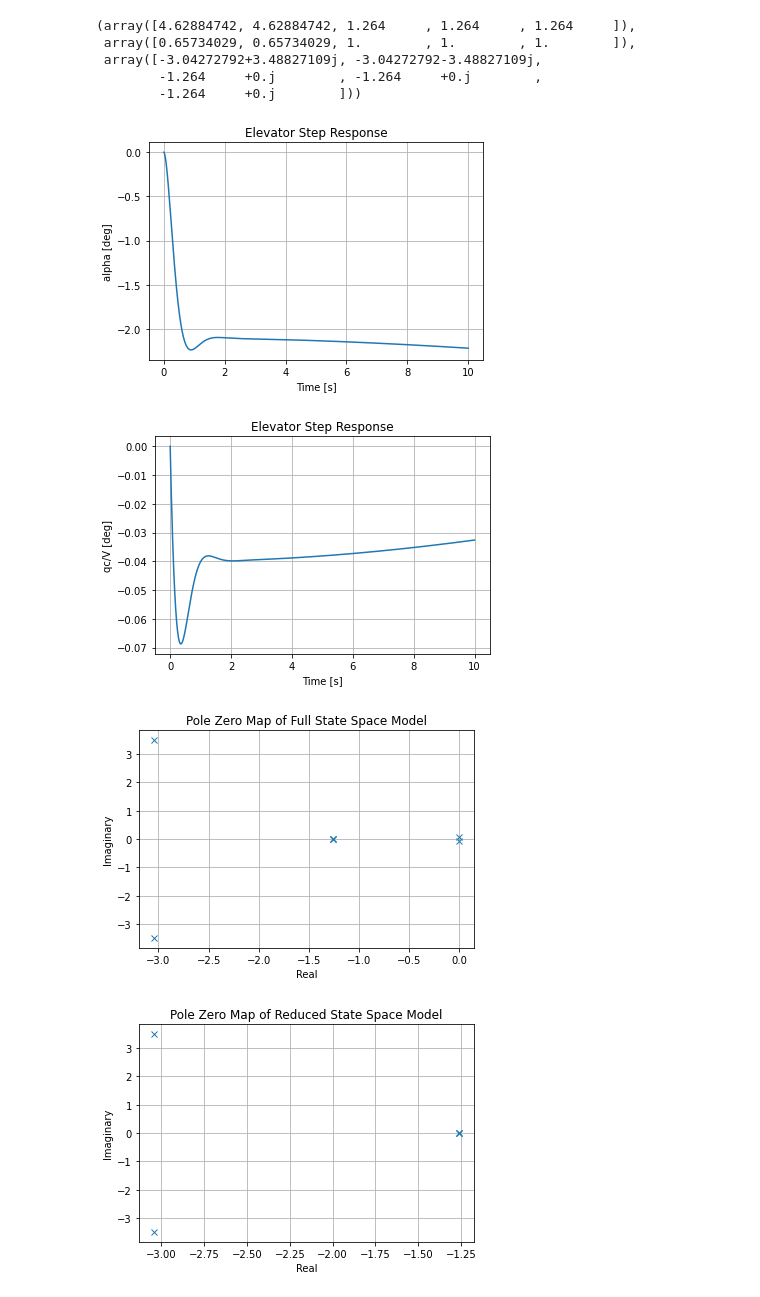
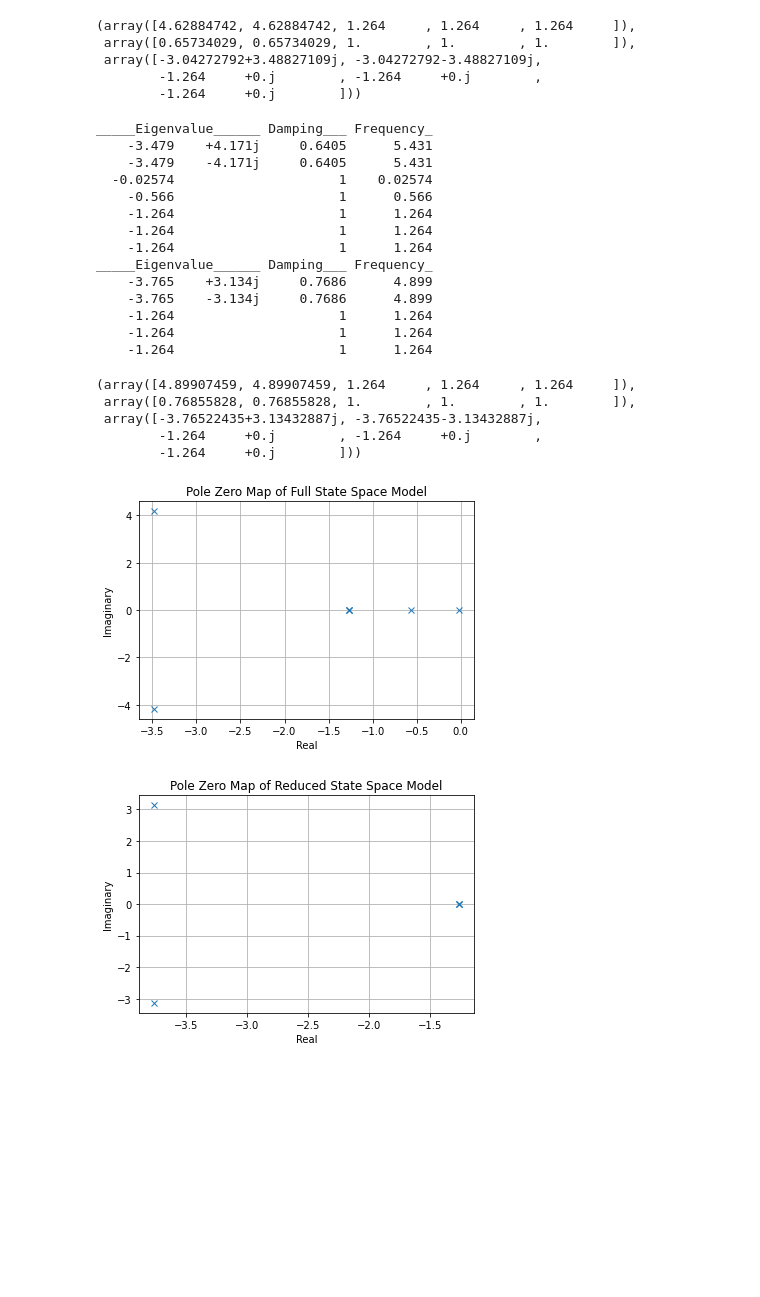
Before and after one commit to justas145/AE4304P, a Jupyter notebook: main_notebook.ipynb, the cells around one changed output. Saved outputs shown, nothing was run; the diff lists cells and outputs as text; code cells hidden in the pictures; blank space fills up the shorter version.

Commit message:
time analysis

```diff
--- a/main_notebook.ipynb
+++ b/main_notebook.ipynb
@@ -187,46 +188,79 @@ _____Eigenvalue______ Damping___ Frequency_
  array([-3.04272792+3.48827109j, -3.04272792-3.48827109j,
         -1.264     +0.j        , -1.264     +0.j        ,
         -1.264     +0.j        ]))
+# %%
+Kt = -0.21
+Kq = -3      # gains on "theta" and "q"
+K = np.array([0, 0, Kt, Kq, 0, 0, 0])  # feedback matrix
+At = A-B[:, 0]*K         # new A matrix = (A - BK) because of feedback
+
+syst = cm.ss(At, B, C, D)
+Atr = np.delete(np.delete(At, [0, 2], axis=0), [0, 2], axis=1)
+systr = cm.ss(Atr, Br, Cr, Dr)
+# %%
+cm.damp(syst)
+cm.damp(systr)
+# %% [output]
+_____Eigenvalue______ Damping___ Frequency_
+    -3.479    +4.171j     0.6405      5.431
+    -3.479    -4.171j     0.6405      5.431
+  -0.02574                     1    0.02574
+    -0.566                     1      0.566
+    -1.264                     1      1.264
+    -1.264                     1      1.264
+    -1.264                     1      1.264
+_____Eigenvalue______ Damping___ Frequency_
+    -3.765    +3.134j     0.7686      4.899
+    -3.765    -3.134j     0.7686      4.899
+    -1.264                     1      1.264
+    -1.264                     1      1.264
+    -1.264                     1      1.264
+(array([4.89907459, 4.89907459, 1.264     , 1.264     , 1.264     ]),
+ array([0.76855828, 0.76855828, 1.        , 1.        , 1.        ]),
+ array([-3.76522435+3.13432887j, -3.76522435-3.13432887j,
+        -1.264     +0.j        , -1.264     +0.j        ,
+        -1.264     +0.j        ]))
 # %%
 
 # elevator step response
-yout, T = cm.step(sys, T=np.linspace(0, 10, 2000),  input=0)
+# yout, T = cm.step(systr, T=np.linspace(0, 10, 2000),  input=0)
 
-# plot step response of 2nd state
-plt.figure(2)
-plt.plot(T, yout[:, 1])
-plt.title('Elevator Step Response')
-plt.xlabel('Time [s]')
-plt.ylabel('alpha [deg]')
-plt.grid()
-plt.show()
+# # plot step response of 2nd state
+# plt.figure(2)
+# plt.plot(T, yout[:, 1] * 180 / np.pi)
+# plt.title('Elevator Step Response')
+# plt.xlabel('Time [s]')
+# plt.ylabel('alpha [deg]')
+# plt.grid()
+# plt.show()
 
-plt.figure(3)
-plt.plot(T, yout[:, 3])
-plt.title('Elevator Step Response')
-plt.xlabel('Time [s]')
-plt.ylabel('qc/V [deg]')
-plt.grid()
-plt.show()
+# plt.figure(3)
+# plt.plot(T, yout[:, 3] * 180 / np.pi)
+# plt.title('Elevator Step Response')
+# plt.xlabel('Time [s]')
+# plt.ylabel('qc/V [deg]')
+# plt.grid()
+# plt.show()
+
+eigAt = np.linalg.eigvals(At)
+eigAtr = np.linalg.eigvals(Atr)
 
 # plot eigenvalues of A matrix
 plt.figure(0)
-plt.plot(np.real(eigA), np.imag(eigA), 'x')
+plt.plot(np.real(eigAt), np.imag(eigAt), 'x')
 plt.title('Pole Zero Map of Full State Space Model')
 plt.xlabel('Real')
 plt.ylabel('Imaginary')
 plt.grid()
 plt.show()
 # plot eigenvalues of Ar matrix
 plt.figure(1)
-plt.plot(np.real(eigAr), np.imag(eigAr), 'x')
+plt.plot(np.real(eigAtr), np.imag(eigAtr), 'x')
 plt.title('Pole Zero Map of Reduced State Space Model')
 plt.xlabel('Real')
 plt.ylabel('Imaginary')
 plt.grid()
 plt.show()
 # %% [output]
-[figure, old version]
+[figure, new version]
-[figure, old version]
+[figure, new version]
-[figure, removed]
-[figure, removed]
```
Also changed, not shown: parts of 7 cells of this notebook, 2 other files.
